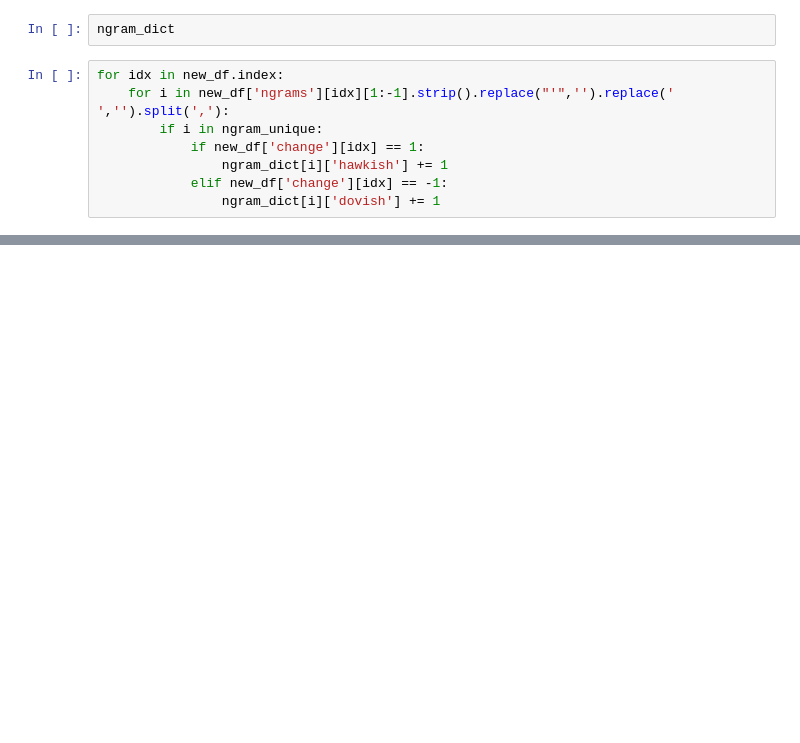
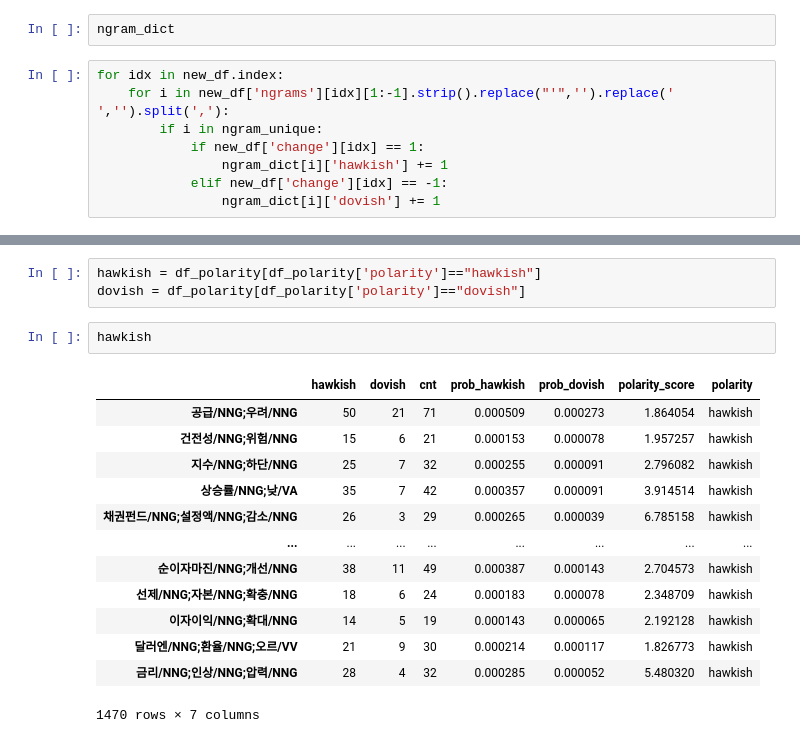
Before and after one commit to sesac-finance/BOK_TEAM_5, a Jupyter notebook: 02_Src/n_gram.ipynb, the cells around one changed output, grey strips where cells are left out. Saved outputs shown, nothing was run; the diff lists cells and outputs as text; blank space fills up the shorter version.

```diff
--- a/02_Src/n_gram.ipynb
+++ b/02_Src/n_gram.ipynb
@@ -140,0 +229,19 @@ ngram_dict
+# %%
+hawkish = df_polarity[df_polarity['polarity']=="hawkish"]
+dovish = df_polarity[df_polarity['polarity']=="dovish"]
+# %%
+hawkish
+# %% [output]
+|  | hawkish | dovish | cnt | prob_hawkish | prob_dovish | polarity_score | polarity |
+| 공급/NNG;우려/NNG | 50 | 21 | 71 | 0.000509 | 0.000273 | 1.864054 | hawkish |
+| 건전성/NNG;위험/NNG | 15 | 6 | 21 | 0.000153 | 0.000078 | 1.957257 | hawkish |
+| 지수/NNG;하단/NNG | 25 | 7 | 32 | 0.000255 | 0.000091 | 2.796082 | hawkish |
+| 상승률/NNG;낮/VA | 35 | 7 | 42 | 0.000357 | 0.000091 | 3.914514 | hawkish |
+| 채권펀드/NNG;설정액/NNG;감소/NNG | 26 | 3 | 29 | 0.000265 | 0.000039 | 6.785158 | hawkish |
+| ... | ... | ... | ... | ... | ... | ... | ... |
+| 순이자마진/NNG;개선/NNG | 38 | 11 | 49 | 0.000387 | 0.000143 | 2.704573 | hawkish |
+| 선제/NNG;자본/NNG;확충/NNG | 18 | 6 | 24 | 0.000183 | 0.000078 | 2.348709 | hawkish |
+| 이자이익/NNG;확대/NNG | 14 | 5 | 19 | 0.000143 | 0.000065 | 2.192128 | hawkish |
+| 달러엔/NNG;환율/NNG;오르/VV | 21 | 9 | 30 | 0.000214 | 0.000117 | 1.826773 | hawkish |
+| 금리/NNG;인상/NNG;압력/NNG | 28 | 4 | 32 | 0.000285 | 0.000052 | 5.480320 | hawkish |
+1470 rows × 7 columns
```
Also changed, not shown: parts of 9 cells of this notebook.
